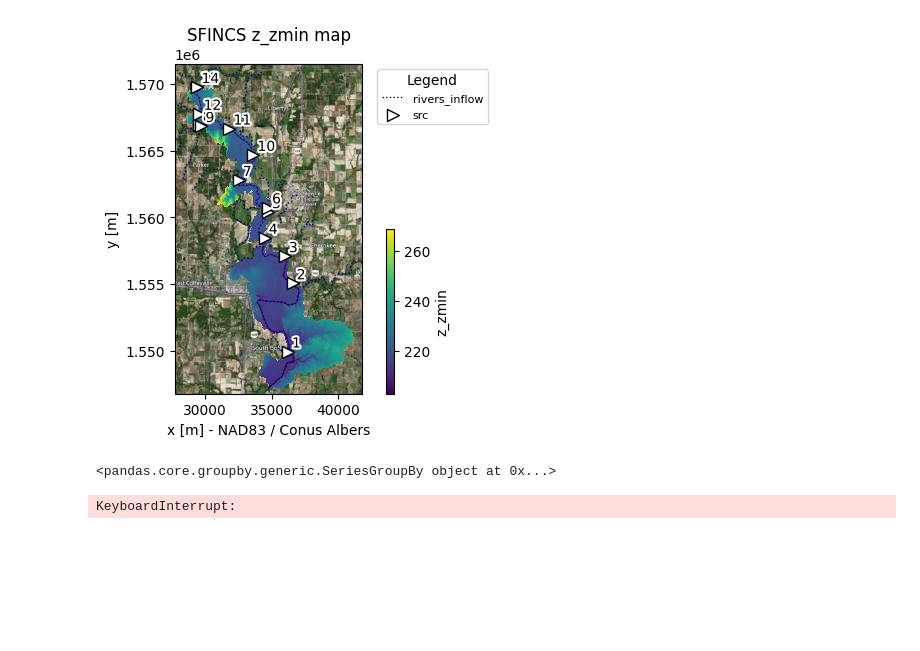
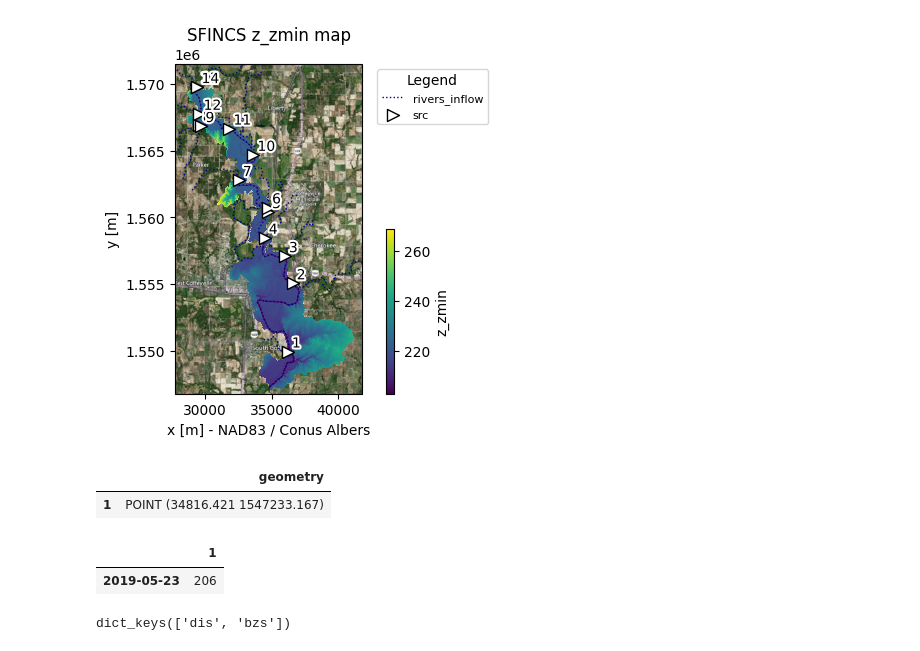
Before and after one commit to taddyb/near_real-time_sfincs, a Jupyter notebook: notebooks/01_build_sfincs_from_nwm.ipynb, the cells around one changed output. Drawn from its saved outputs; the diff is of its cells as text; code cells hidden in the pictures; blank space fills up the shorter version.

```diff
--- a/notebooks/01_build_sfincs_from_nwm.ipynb
+++ b/notebooks/01_build_sfincs_from_nwm.ipynb
@@ -166,6 +166,6 @@ _ = sf.plot_basemap(
 [figure]
 # %%
 subset_network = network[network["id"].isin(gdf_riv["id"])]
-subset_network.groupby("id")["hf_id"]
+all_comids = list(set([x for _, group in subset_network.groupby("id")
+              for x in group["hf_id"].values.astype(int).tolist()]))
+output_dir = Path.cwd() / "../data/NWM/nwm30_retrospective"
-# %% [output]
-<pandas.core.groupby.generic.SeriesGroupBy object at 0x...>
@@ -172,14 +175,17 @@ subset_network.groupby("id")["hf_id"]
 # %%
-import teehr.fetching.nwm.retrospective_points as nwm_retro
-START_DATE = datetime(2019, 5, 20)
-END_DATE = datetime(2019, 5, 29)
-nwm_retro.nwm_retro_to_parquet(
-    nwm_version="nwm20",
-    variable_name="streamflow",
-    start_date=START_DATE,
-    end_date=END_DATE,
-    location_ids=[7086109, 7040481],
-    output_parquet_dir=Path(Path.home(), "nwm20_retrospective")
-)
+# Commented out as this takes too long to run. Parquet file has already been processed
+
+# from datetime import datetime
+# import teehr.fetching.nwm.retrospective_points as nwm_retro
+
+# start_date = datetime(2019, 5, 20)
+# end_date = datetime(2019, 6, 3)
+
+# nwm_retro.nwm_retro_to_parquet(
+#     nwm_version="nwm30",
+#     variable_name="streamflow",
+#     start_date=start_date,
+#     end_date=end_date,
+#     location_ids=all_comids,
+#     output_parquet_dir=output_dir
+# )
-# %% [output]
-KeyboardInterrupt:
@@ -185,0 +204,32 @@ KeyboardInterrupt:
+# %%
+sf.setup_config(
+    **{
+        "tref": "20190520 000000",
+        "tstart": "20190523 000000",
+        "tstop": "20190603 000000",
+    }
+)
+index = [1]  # NOTE that the index should start at one
+pnts = gpd.points_from_xy(
+    [_outflow_nexus.geometry.x.values[0]],
+    [_outflow_nexus.geometry.y.values[0]],
+)
+bnd = gpd.GeoDataFrame(index=index, geometry=pnts, crs=_outflow_nexus.crs)
+display(bnd)
+time = pd.Timestamp(utils.parse_datetime(sf.config["tstart"]))
+bzs = [[206]] # hard coding the outflow boundary starting value to around the elevation
+bzspd = pd.DataFrame(index=[time], columns=index, data=bzs)
+display(bzspd)
+# %% [output]
+|  | geometry |
+| 1 | POINT (34816.421 1547233.167) |
+|  | 1 |
+| 2019-05-23 | 206 |
+# %%
+# Actually add it to the SFINCS model class:
+sf.setup_waterlevel_forcing(timeseries=bzspd, locations=bnd)
+
+# NOTE: the waterlevel forcing data is now stored in the sf.forcing dictionary
+sf.forcing.keys()
+# %% [output]
+dict_keys(['dis', 'bzs'])
```
Also changed, not shown: parts of 9 cells of this notebook, 3 other files.
